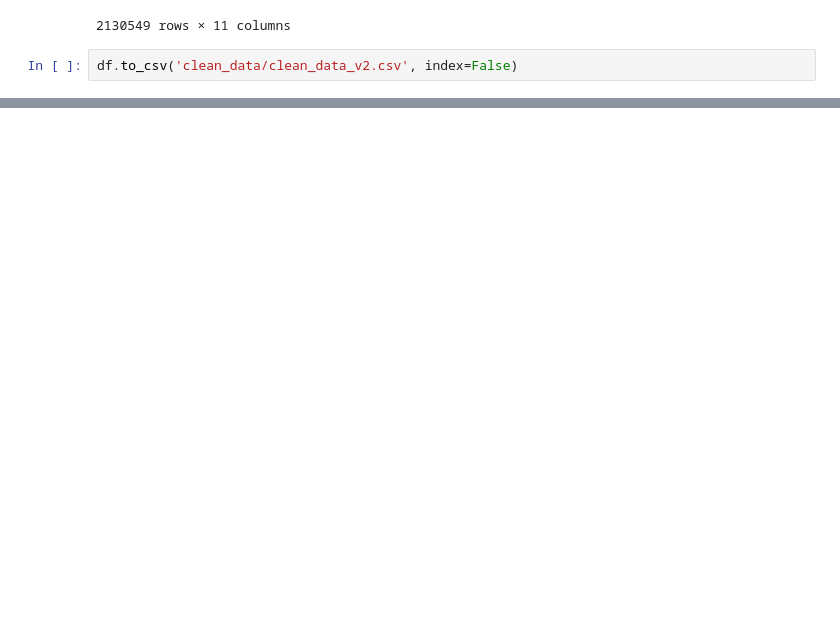
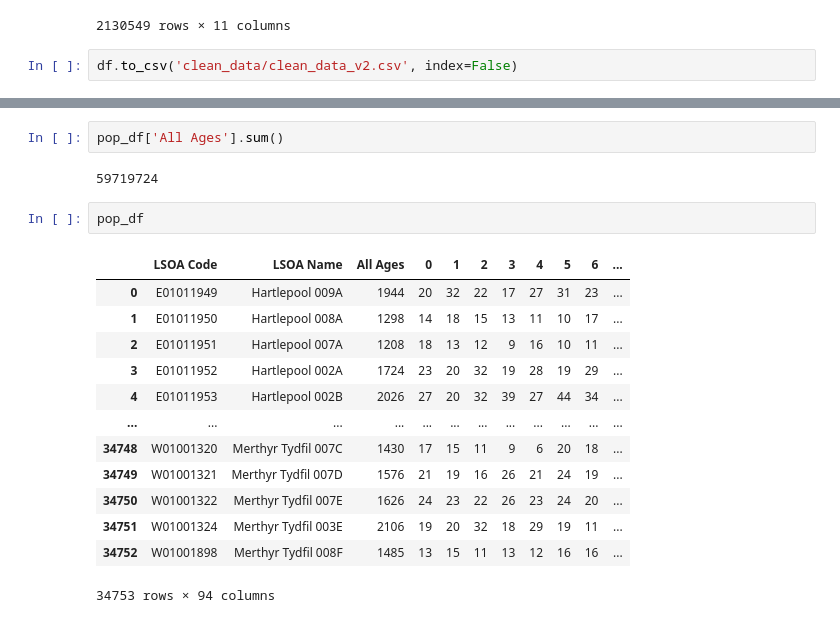
Before and after one commit to saquibmohiuddin/cubed-workshop, a Jupyter notebook: playground.ipynb, the cells around one changed output, grey strips where cells are left out. Saved outputs shown, nothing was run; the diff lists cells and outputs as text; blank space fills up the shorter version.

```diff
--- a/playground.ipynb
+++ b/playground.ipynb
@@ -426,0 +684,20 @@ df.to_csv('clean_data/clean_data_v2.csv', index=False)
+# %%
+pop_df['All Ages'].sum()
+# %% [output]
+59719724
+# %%
+pop_df
+# %% [output]
+|  | LSOA Code | LSOA Name | All Ages | 0 | 1 | 2 | 3 | 4 | 5 | 6 | ... |
+| 0 | E01011949 | Hartlepool 009A | 1944 | 20 | 32 | 22 | 17 | 27 | 31 | 23 | ... |
+| 1 | E01011950 | Hartlepool 008A | 1298 | 14 | 18 | 15 | 13 | 11 | 10 | 17 | ... |
+| 2 | E01011951 | Hartlepool 007A | 1208 | 18 | 13 | 12 | 9 | 16 | 10 | 11 | ... |
+| 3 | E01011952 | Hartlepool 002A | 1724 | 23 | 20 | 32 | 19 | 28 | 19 | 29 | ... |
+| 4 | E01011953 | Hartlepool 002B | 2026 | 27 | 20 | 32 | 39 | 27 | 44 | 34 | ... |
+| ... | ... | ... | ... | ... | ... | ... | ... | ... | ... | ... | ... |
+| 34748 | W01001320 | Merthyr Tydfil 007C | 1430 | 17 | 15 | 11 | 9 | 6 | 20 | 18 | ... |
+| 34749 | W01001321 | Merthyr Tydfil 007D | 1576 | 21 | 19 | 16 | 26 | 21 | 24 | 19 | ... |
+| 34750 | W01001322 | Merthyr Tydfil 007E | 1626 | 24 | 23 | 22 | 26 | 23 | 24 | 20 | ... |
+| 34751 | W01001324 | Merthyr Tydfil 003E | 2106 | 19 | 20 | 32 | 18 | 29 | 19 | 11 | ... |
+| 34752 | W01001898 | Merthyr Tydfil 008F | 1485 | 13 | 15 | 11 | 13 | 12 | 16 | 16 | ... |
+34753 rows × 94 columns
```
Also changed, not shown: parts of 31 cells of this notebook, 1 other file.
